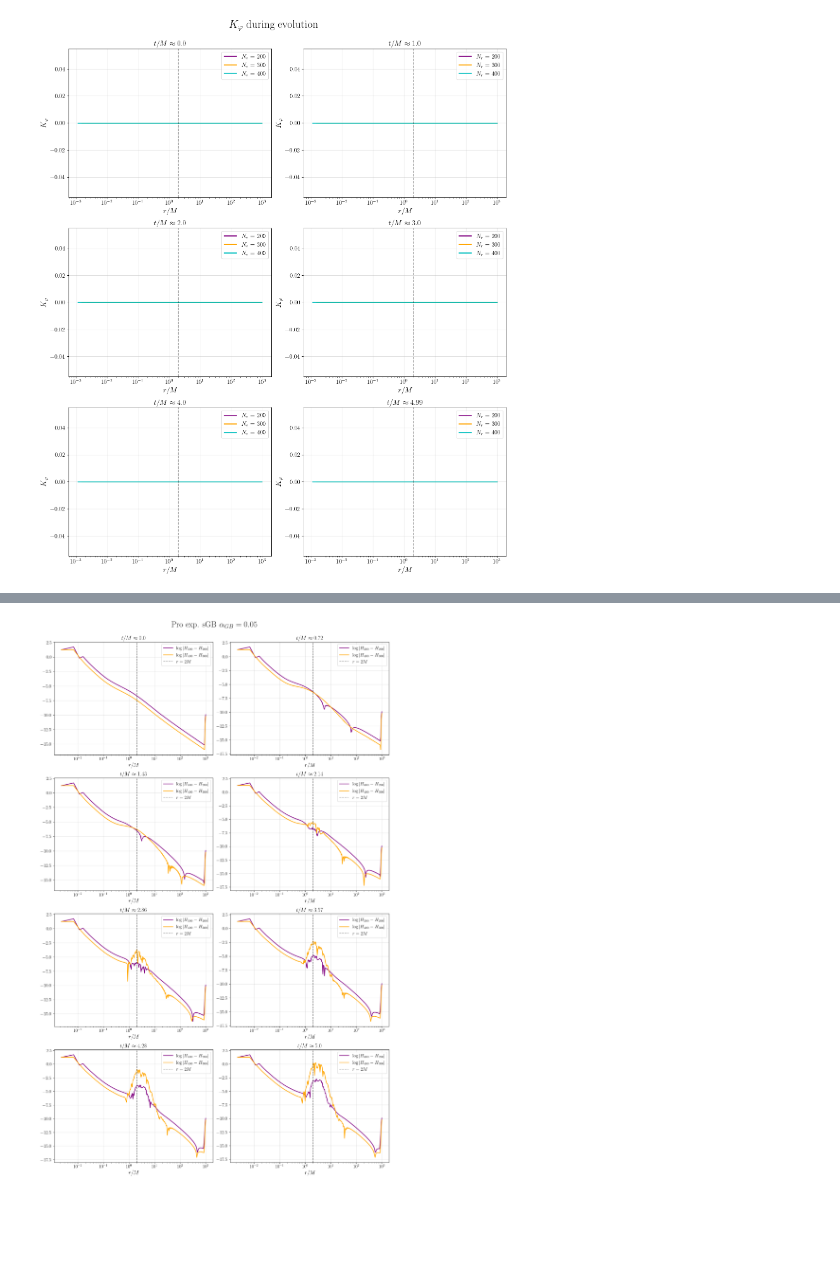
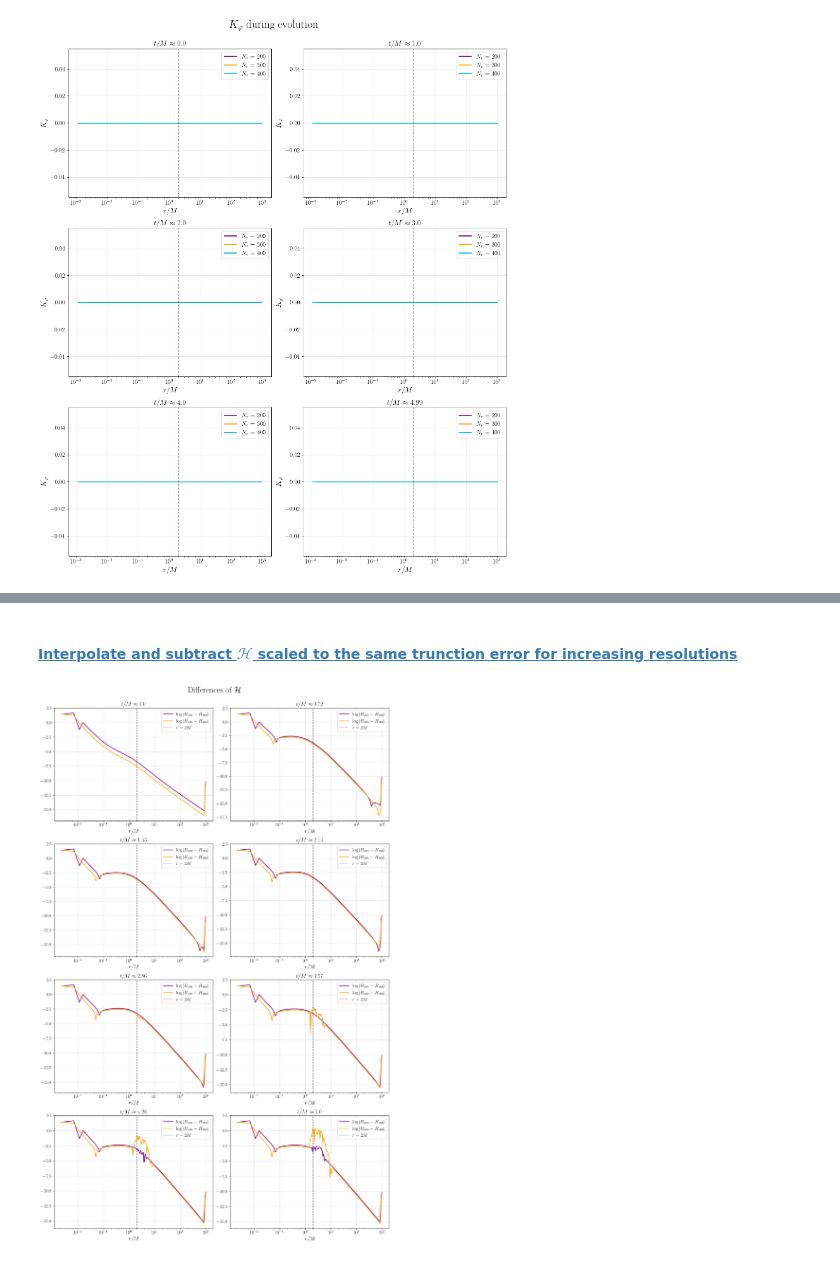
Before and after one commit to benesvit/sGB_ADM_simulation, a Jupyter notebook: sGB_ADM_simulation.ipynb, the cells around one changed output, grey strips where cells are left out. Cells and saved outputs as stored; diff of their text form; code cells hidden in the pictures; blank space fills up the shorter version.

```diff
--- a/sGB_ADM_simulation.ipynb
+++ b/sGB_ADM_simulation.ipynb
@@ -625,7 +685,7 @@ from matplotlib import pyplot as plt
 import simulation_graphs as sg
 import os
 
-N_plots = 20
+N_plots = 6
 
 resolutions = r_resolutions
 data_dir = os.path.join('sGB_ADM_Ccodes', "output")
@@ -669,7 +729,7 @@ for i,file_at_step in enumerate(files):
     axs[i].axvline(x=2, color='black', linestyle='--', linewidth=1.5, label='$r = 2M$', alpha = 0.5)
     # axs[i].set_ylim(-15, 2.5)
     axs[i].set_xlabel('$r/M$', fontsize=17)
-    axs[i].set_ylabel(r'$\log_{10}\big[|\mathcal{H}| (N_{r}/400)^4$\big]', fontsize=17)
+    axs[i].set_ylabel(r'$\log_{10}\big[|\mathcal{H}| (N_{r}/N_{r_0})^4$\big]', fontsize=17)
     dt = sg.find_dt(data_dir,400)
     file_index = sg.get_file_index(file_at_step[0])
     axs[i].set_title(f'$t/M \\approx {round(int(file_index) * dt + dt, 2)}$', fontsize=17)
@@ -682,8 +742,7 @@ for i,file_at_step in enumerate(files):
 
     axs[i].tick_params(axis='both', which='major', labelsize=14)
 
-fig.suptitle(r'\begin{center}$\log_{10}\big[|\mathcal{H}| (N_{r}/100)^4$\big] for different higher resolutions during sGB ADM evolution \\ for $f(\Phi) = \frac{1}{12}(1-e^{-6\Phi^2})$ and $\alpha_{GB} = 0.05$\end{center}', fontsize=25)
-fig.suptitle(r'\begin{center}$\log_{10}\big[|\mathcal{H}| (N_{r}/100)^4$\big] for different higher resolutions during sGB ADM evolution \\ for $\alpha_{GB} = 0$\end{center}', fontsize=25)
+fig.suptitle(r'$\log_{10}\big[|\mathcal{H}| (N_{r}/N_{r_0})^4$\big]', fontsize=25)
 
 
 plt.tight_layout(rect=[0, 0, 1, 0.98])
@@ -695,3 +752,5 @@ plt.tight_layout(rect=[0, 0, 1, 0.98])
+# %% [markdown]
+#### <a id='toc1_3_1_2_'></a>[Interpolate and subtract $\mathcal{H}$ scaled to the same trunction error for increasing resolutions](#toc0_)
 # %%
 N_plots = 8
 
@@ -725,36 +784,37 @@ for i,file_at_step in enumerate(files):
     # Interpolate H200 values on the r100 grid
     H2_on_r1 = interp_func1(r1)
     H3_on_r1 = interp_func2(r1)
+    c1 = resolutions[1]/resolutions[0]
+    c2 = resolutions[2]/resolutions[1]
 
-    H1_m_H2 = np.log10(np.abs(H1 - H2_on_r1)) #+ np.log10((resolutions[1]/resolutions[0])**4)
-    H2_m_H3 = np.log10(np.abs(H2_on_r1 - H3_on_r1)) #+ np.log10((resolutions[2]/resolutions[1])**4)
+    H1_m_H2 = np.log10(np.abs(H1 - H2_on_r1*c1)) #+ np.log10((resolutions[1]/resolutions[0])**4)
+    H2_m_H3 = np.log10(np.abs(H2_on_r1 - H3_on_r1*c2)) #+ np.log10((resolutions[2]/resolutions[1])**4)
 
 
     axs[i].plot(r1, H1_m_H2, label=r'$\log |H_{300} - H_{200}|$', color=colors[0], linewidth=2)
     axs[i].plot(r1, H2_m_H3, label=r'$\log |H_{400} - H_{300}|$', color=colors[1], linewidth=2)
 
     axs[i].set_xscale('log')
     axs[i].axvline(x=2, color='black', linestyle='--', linewidth=1.5, label='$r = 2M$', alpha = 0.5)
     # axs[i].set_ylim(-15, 2.5)
     axs[i].set_xlabel('$r/M$', fontsize=17)
     # axs[i].set_ylabel(r'$\log_{10}\big[|\mathcal{H}| (N_{r}/400)^4$\big]', fontsize=17)
     dt = sg.find_dt(data_dir,resolutions[0])
     file_index = sg.get_file_index(file_at_step[0])
     axs[i].set_title(f'$t/M \\approx {round(int(file_index) * dt + dt, 2)}$', fontsize=17)
 
     # Improved legend placement
     axs[i].legend(fontsize = 14)
 
     # Add a grid for better readability
     axs[i].grid(alpha=0.4)
 
     axs[i].tick_params(axis='both', which='major', labelsize=14)
 
-# fig.suptitle(r'\begin{center}$\log_{10}\big[|\mathcal{H}| (N_{r}/100)^4$\big] for different higher resolutions during sGB ADM evolution \\ for $f(\Phi) = \frac{1}{12}(1-e^{-6\Phi^2})$ and $\alpha_{GB} = 0.05$\end{center}', fontsize=25)
-fig.suptitle(r'Pro exp. sGB $\alpha_{GB} = 0.05$', fontsize=25)
+fig.suptitle(r'Differences of $\mathcal{H}$', fontsize=25)
 
 
 plt.tight_layout(rect=[0, 0, 1, 0.98])
 # plt.savefig(os.path.join('figs', '005sGB_convergence_high_res.png'), dpi=450)
 # %% [output]
-[figure, old version]
+[figure, new version]
```
Also changed, not shown: parts of 41 cells of this notebook, 2 other files.
